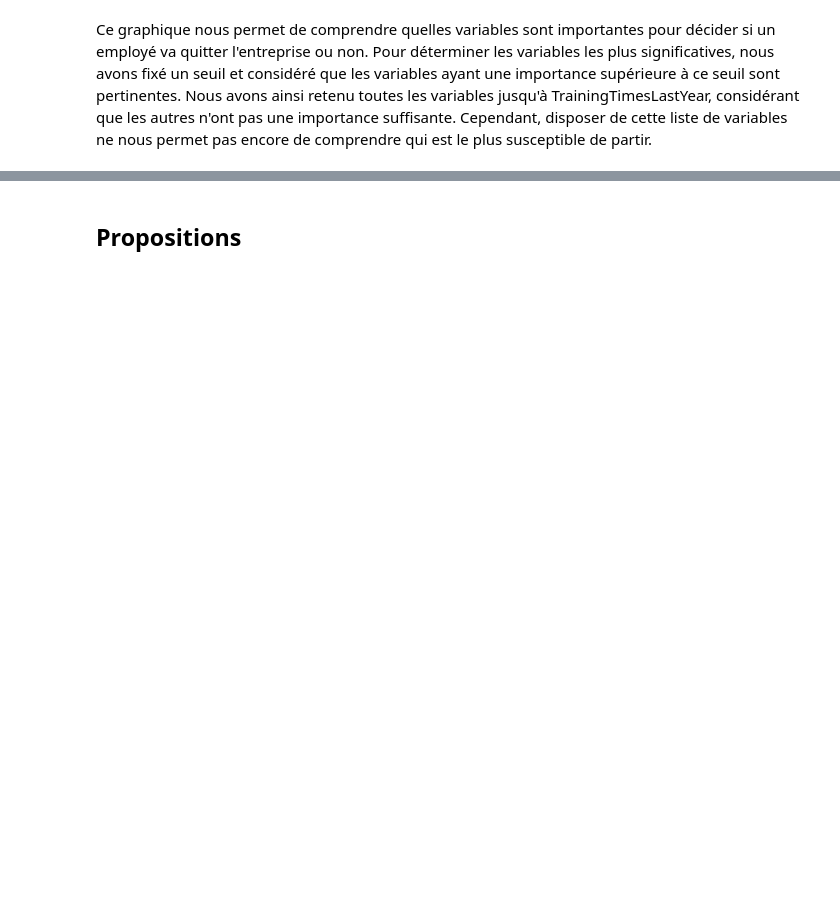
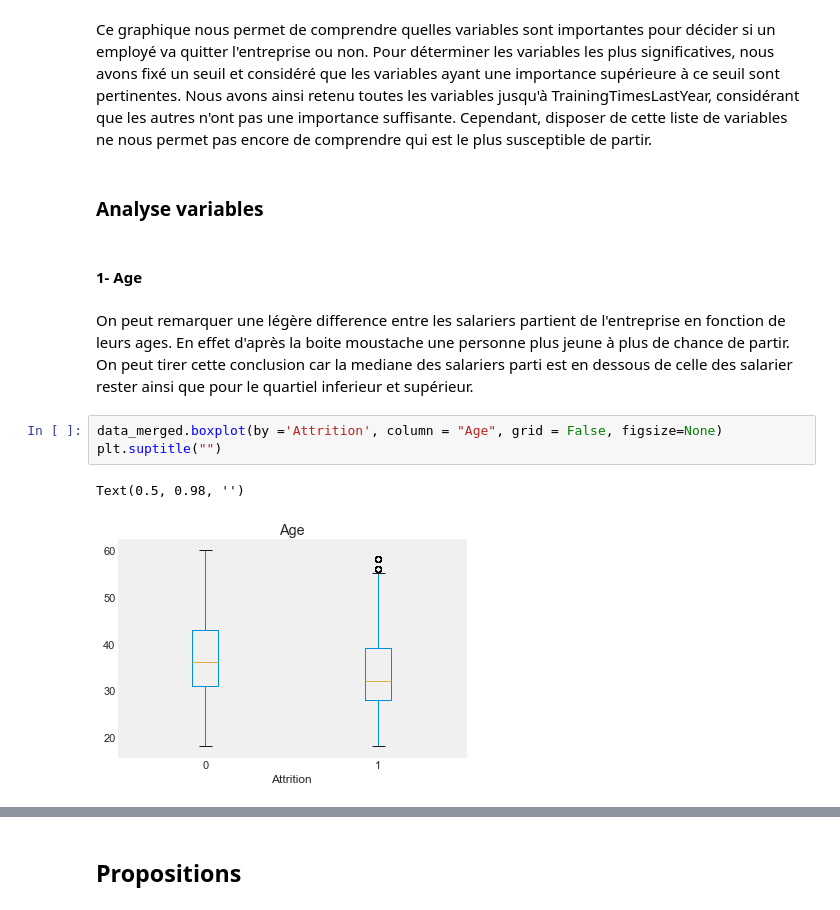
Before and after one commit to itsyanis/Machine-Learning-Project, a Jupyter notebook: Livrable_Projet IA.ipynb, the cells around one changed output, grey strips where cells are left out. Drawn from its saved outputs; the diff is of its cells as text; blank space fills up the shorter version.

Commit message:
[add] boxplot description

```diff
--- a/Livrable_Projet IA.ipynb
+++ b/Livrable_Projet IA.ipynb
@@ -1151,2 +1131,14 @@ Text(0.5, 0, 'Relative Importance')
 # %% [markdown]
 Ce graphique nous permet de comprendre quelles variables sont importantes pour décider si un employé va quitter l'entreprise ou non. Pour déterminer les variables les plus significatives, nous avons fixé un seuil et considéré que les variables ayant une importance supérieure à ce seuil sont pertinentes. Nous avons ainsi retenu toutes les variables jusqu'à TrainingTimesLastYear, considérant que les autres n'ont pas une importance suffisante. Cependant, disposer de cette liste de variables ne nous permet pas encore de comprendre qui est le plus susceptible de partir.
+# %% [markdown]
+### Analyse variables
+# %% [markdown]
+#### 1- Age
+# %% [markdown]
+On peut remarquer une légère difference entre les salariers partient de l'entreprise en fonction de leurs ages. En effet d'après la boite moustache une personne plus jeune à plus de chance de partir. On peut tirer cette conclusion car la mediane des salariers parti est en dessous de celle des salarier rester ainsi que pour le quartiel inferieur et supérieur.
+# %%
+data_merged.boxplot(by ='Attrition', column = "Age", grid = False, figsize=None)
+plt.suptitle("")
+# %% [output]
+Text(0.5, 0.98, '')
+[figure, added]
```
Also changed, not shown: parts of 44 cells of this notebook.
